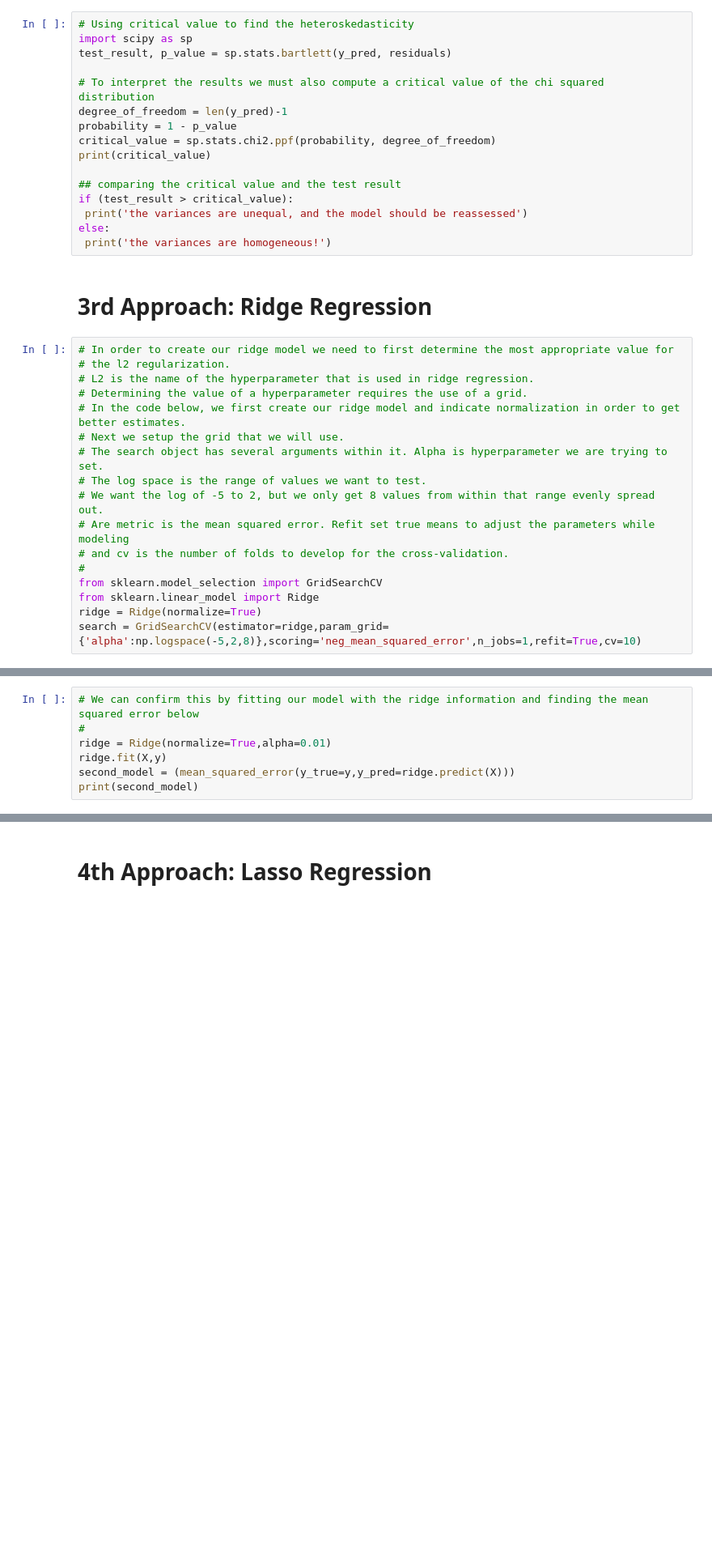
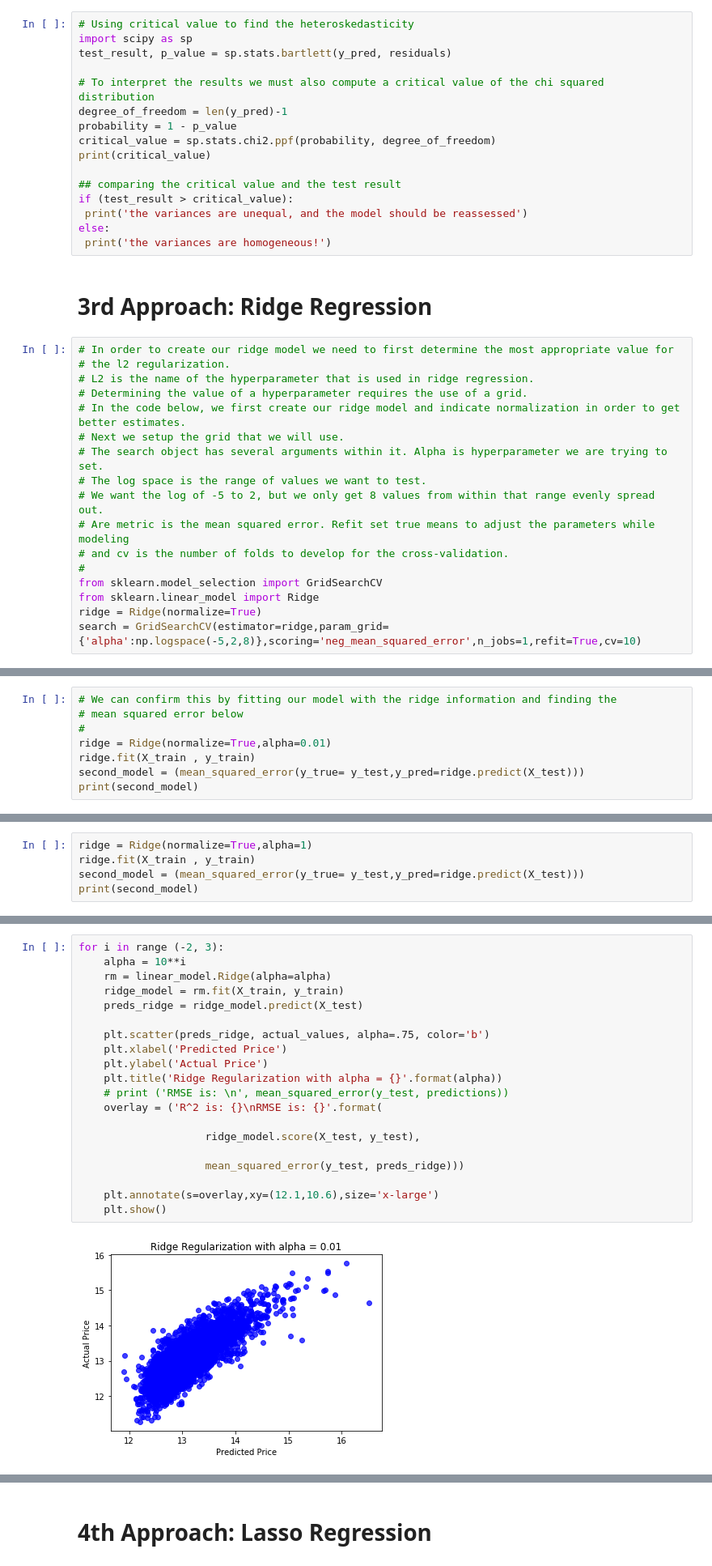
Before and after one commit to vivianusdjpy/Supervised-Learning-with-Various-Regression-Techniques, a Jupyter notebook: Supervised_Learning_using_various_Regression_Techniques.ipynb, the cells around one changed output, grey strips where cells are left out. Shown: that part at 81% size. Drawn from its saved outputs; the diff is of its cells as text; blank space fills up the shorter version.

```diff
--- a/Supervised_Learning_using_various_Regression_Techniques.ipynb
+++ b/Supervised_Learning_using_various_Regression_Techniques.ipynb
@@ -779,8 +783,9 @@ abs(search.best_score_)
 # %%
-# We can confirm this by fitting our model with the ridge information and finding the mean squared error below
+# We can confirm this by fitting our model with the ridge information and finding the
+# mean squared error below
 #
 ridge = Ridge(normalize=True,alpha=0.01)
-ridge.fit(X,y)
-second_model = (mean_squared_error(y_true=y,y_pred=ridge.predict(X)))
+ridge.fit(X_train , y_train)
+second_model = (mean_squared_error(y_true= y_test,y_pred=ridge.predict(X_test)))
 print(second_model)
 # %% [output]
@@ -801,0 +793,5 @@ AttributeError: ignored
+# %%
+ridge = Ridge(normalize=True,alpha=1)
+ridge.fit(X_train , y_train)
+second_model = (mean_squared_error(y_true= y_test,y_pred=ridge.predict(X_test)))
+print(second_model)
@@ -801,0 +814,22 @@ AttributeError: ignored
+# %%
+for i in range (-2, 3):
+    alpha = 10**i
+    rm = linear_model.Ridge(alpha=alpha)
+    ridge_model = rm.fit(X_train, y_train)
+    preds_ridge = ridge_model.predict(X_test)
+
+    plt.scatter(preds_ridge, actual_values, alpha=.75, color='b')
+    plt.xlabel('Predicted Price')
+    plt.ylabel('Actual Price')
+    plt.title('Ridge Regularization with alpha = {}'.format(alpha))
+    # print ('RMSE is: \n', mean_squared_error(y_test, predictions))
+    overlay = ('R^2 is: {}\nRMSE is: {}'.format(
+
+                    ridge_model.score(X_test, y_test),
+
+                    mean_squared_error(y_test, preds_ridge)))
+
+    plt.annotate(s=overlay,xy=(12.1,10.6),size='x-large')
+    plt.show()
+# %% [output]
+[figure, added]
```
Also changed, not shown: parts of 38 cells of this notebook.
